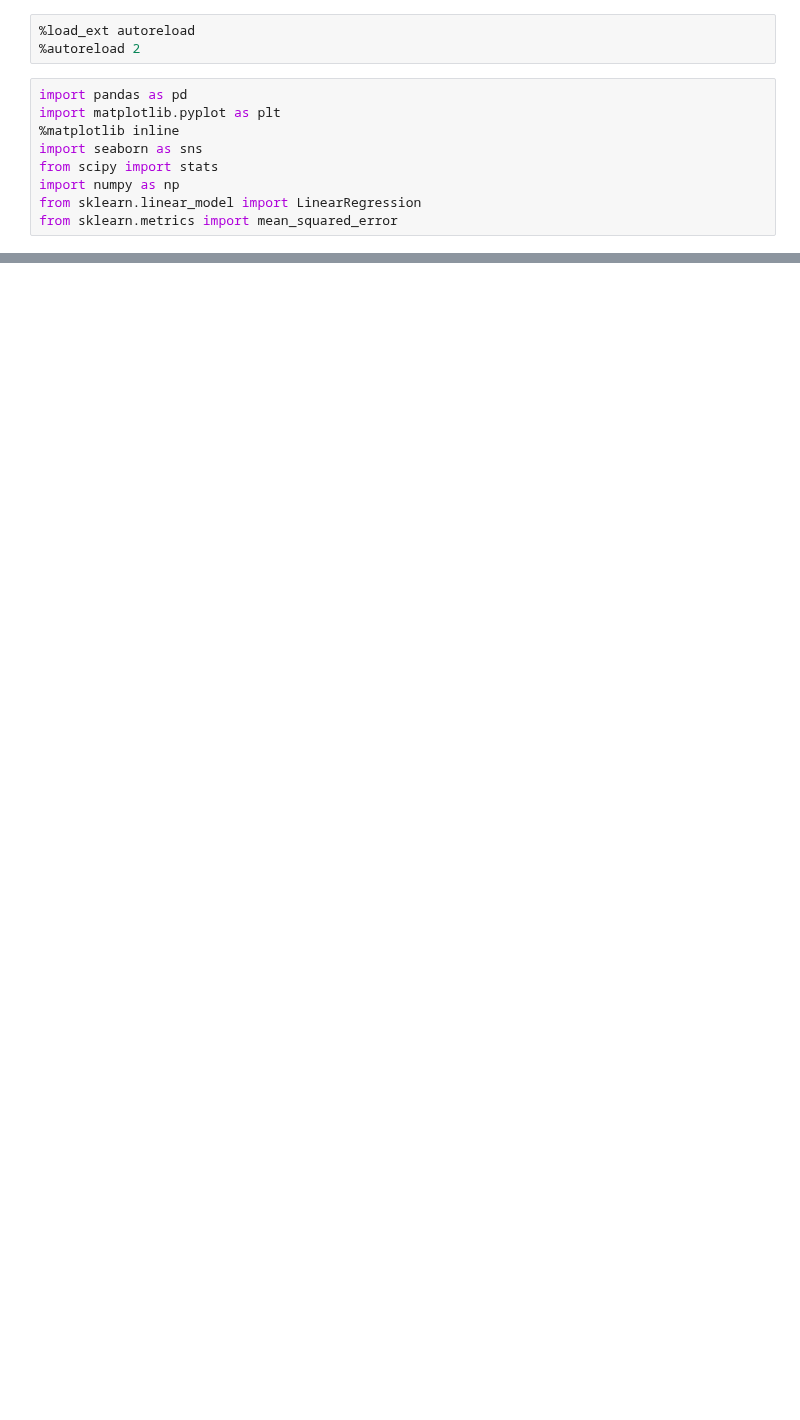
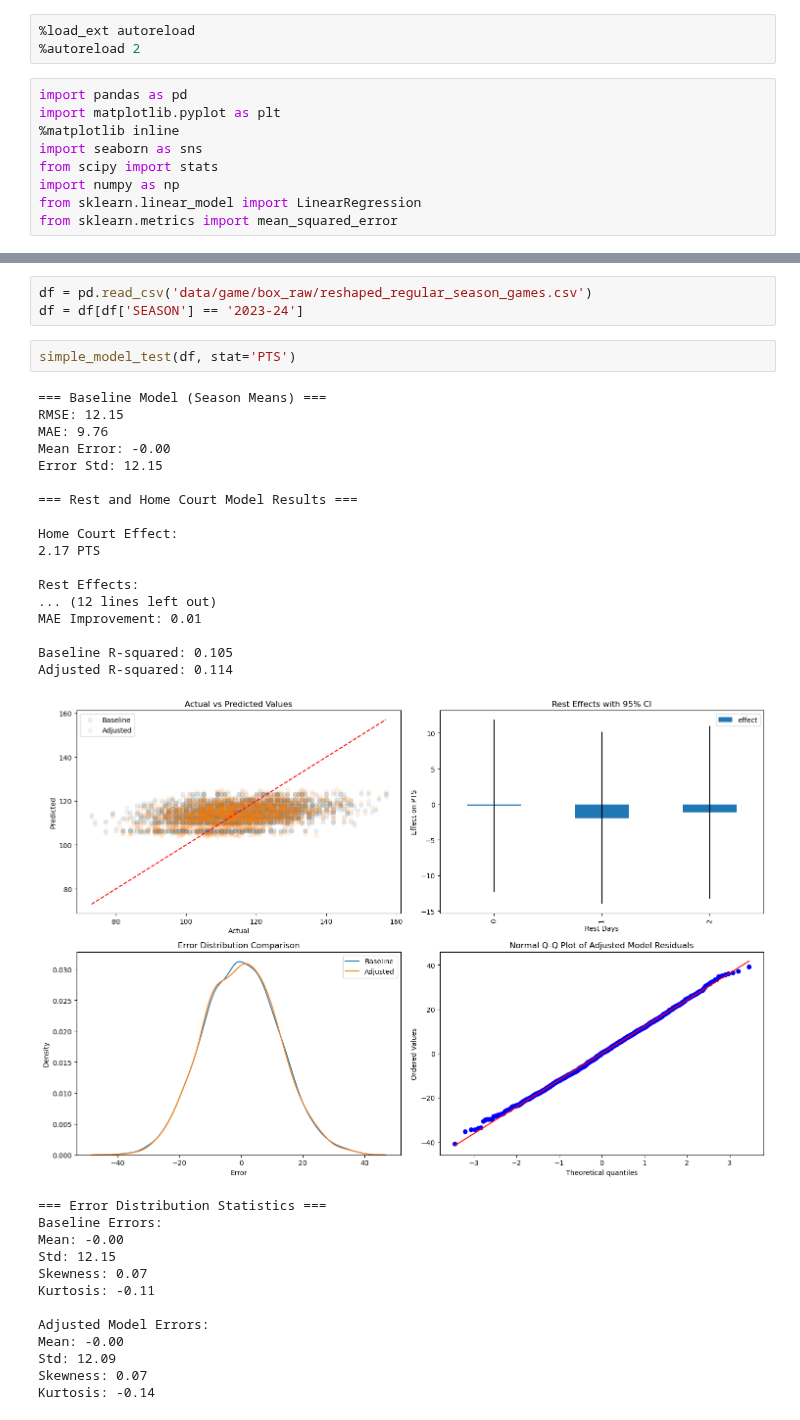
Before and after one commit to samharshe/TBN, a Jupyter notebook: scratch.ipynb, the cells around one changed output, grey strips where cells are left out. Saved outputs shown, nothing was run; the diff lists cells and outputs as text; blank space fills up the shorter version.

```diff
--- a/scratch.ipynb
+++ b/scratch.ipynb
@@ -127,0 +162,36 @@ def simple_model_test(df, stat='PTS'):
+# %%
+df = pd.read_csv('data/game/box_raw/reshaped_regular_season_games.csv')
+df = df[df['SEASON'] == '2023-24']
+# %%
+simple_model_test(df, stat='PTS')
+# %% [output]
+=== Baseline Model (Season Means) ===
+RMSE: 12.15
+MAE: 9.76
+Mean Error: -0.00
+Error Std: 12.15
+
+=== Rest and Home Court Model Results ===
+
+Home Court Effect:
+2.17 PTS
+
+Rest Effects:
+... (12 lines left out)
+MAE Improvement: 0.01
+
+Baseline R-squared: 0.105
+Adjusted R-squared: 0.114
+[figure, added]
+=== Error Distribution Statistics ===
+Baseline Errors:
+Mean: -0.00
+Std: 12.15
+Skewness: 0.07
+Kurtosis: -0.11
+
+Adjusted Model Errors:
+Mean: -0.00
+Std: 12.09
+Skewness: 0.07
+Kurtosis: -0.14
```
Also changed, not shown: parts of 2 cells of this notebook, 1 other file.
